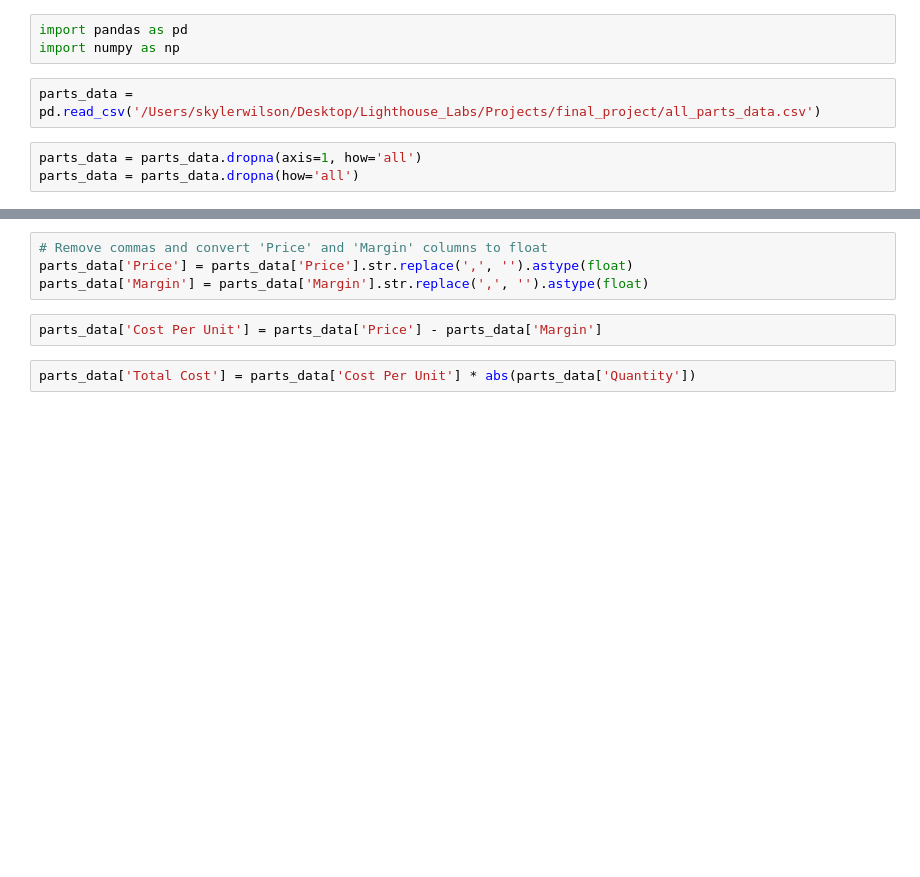
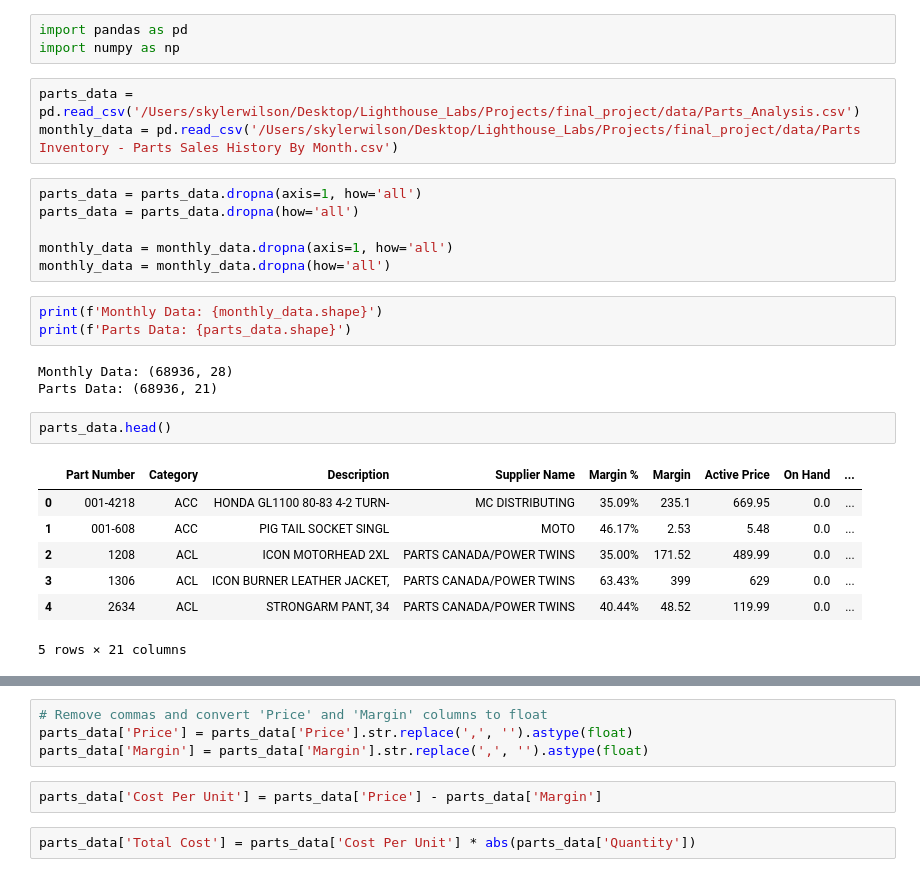
Before and after one commit to skyler22wilson/final_project, a Jupyter notebook: notebooks/data_cleaning.ipynb, the cells around one changed output, grey strips where cells are left out. Saved outputs shown, nothing was run; the diff lists cells and outputs as text; blank space fills up the shorter version.

```diff
--- a/notebooks/data_cleaning.ipynb
+++ b/notebooks/data_cleaning.ipynb
@@ -2,7 +2,27 @@
 import pandas as pd
 import numpy as np
 # %%
-parts_data = pd.read_csv('/Users/skylerwilson/Desktop/Lighthouse_Labs/Projects/final_project/all_parts_data.csv')
+parts_data = pd.read_csv('/Users/skylerwilson/Desktop/Lighthouse_Labs/Projects/final_project/data/Parts_Analysis.csv')
+monthly_data = pd.read_csv('/Users/skylerwilson/Desktop/Lighthouse_Labs/Projects/final_project/data/Parts Inventory - Parts Sales History By Month.csv')
 # %%
 parts_data = parts_data.dropna(axis=1, how='all')
 parts_data = parts_data.dropna(how='all')
+
+monthly_data = monthly_data.dropna(axis=1, how='all')
+monthly_data = monthly_data.dropna(how='all')
+# %%
+print(f'Monthly Data: {monthly_data.shape}')
+print(f'Parts Data: {parts_data.shape}')
+# %% [output]
+Monthly Data: (68936, 28)
+Parts Data: (68936, 21)
+# %%
+parts_data.head()
+# %% [output]
+|  | Part Number | Category | Description | Supplier Name | Margin % | Margin | Active Price | On Hand | ... |
+| 0 | 001-4218 | ACC | HONDA GL1100 80-83 4-2 TURN- | MC DISTRIBUTING | 35.09% | 235.1 | 669.95 | 0.0 | ... |
+| 1 | 001-608 | ACC | PIG TAIL SOCKET SINGL | MOTO | 46.17% | 2.53 | 5.48 | 0.0 | ... |
+| 2 | 1208 | ACL | ICON MOTORHEAD 2XL | PARTS CANADA/POWER TWINS | 35.00% | 171.52 | 489.99 | 0.0 | ... |
+| 3 | 1306 | ACL | ICON BURNER LEATHER JACKET, | PARTS CANADA/POWER TWINS | 63.43% | 399 | 629 | 0.0 | ... |
+| 4 | 2634 | ACL | STRONGARM PANT, 34 | PARTS CANADA/POWER TWINS | 40.44% | 48.52 | 119.99 | 0.0 | ... |
+5 rows × 21 columns
```
Also changed, not shown: parts of 41 cells of this notebook, 7 other files.
